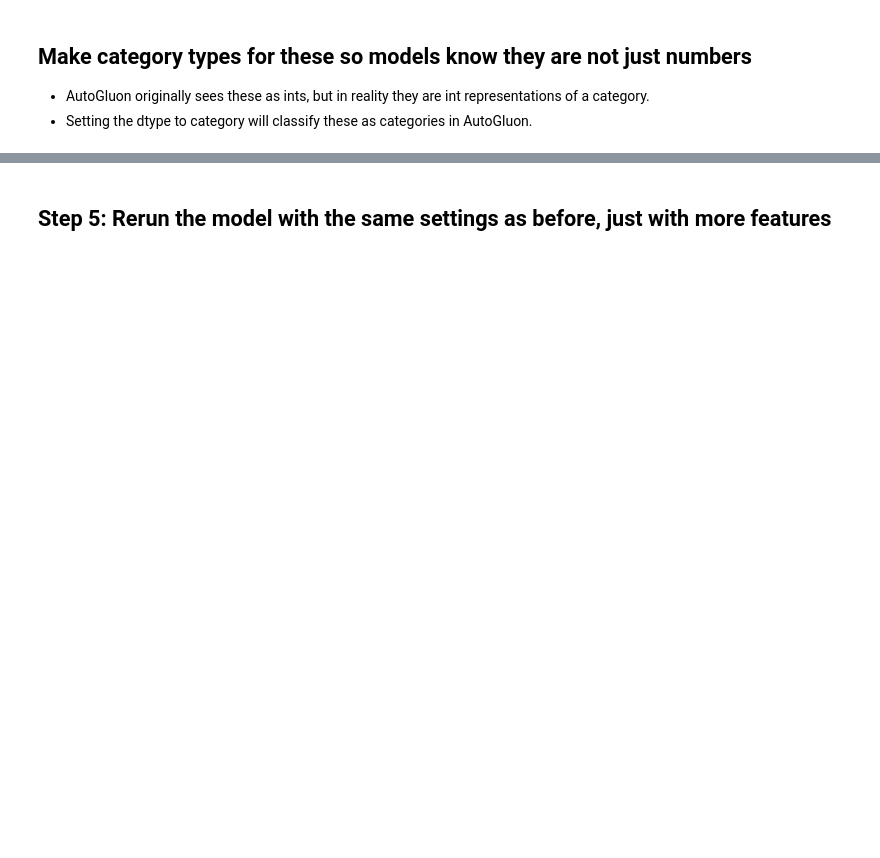
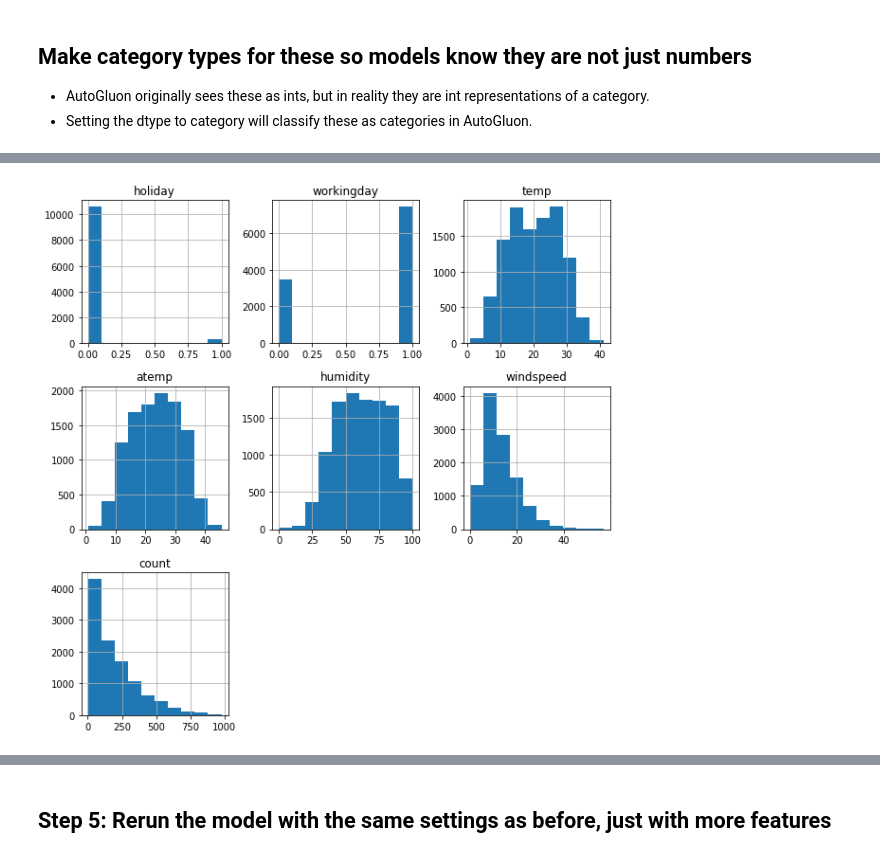
Before and after one commit to apolanco3225/Predict-Bike-Sharing-Demand-with-AutoGluon-Template-, a Jupyter notebook: project-template.ipynb, the cells around one changed output, grey strips where cells are left out. Cells and saved outputs as stored; diff of their text form; code cells hidden in the pictures; blank space fills up the shorter version.

```diff
--- a/project-template.ipynb
+++ b/project-template.ipynb
@@ -187,3 +371,5 @@ train.head()
 # %%
 # View histogram of all features again now with the hour feature
-train.?
+train.hist(figsize=(10, 10));
+# %% [output]
+[figure, added]
```
Also changed, not shown: parts of 55 cells of this notebook.
